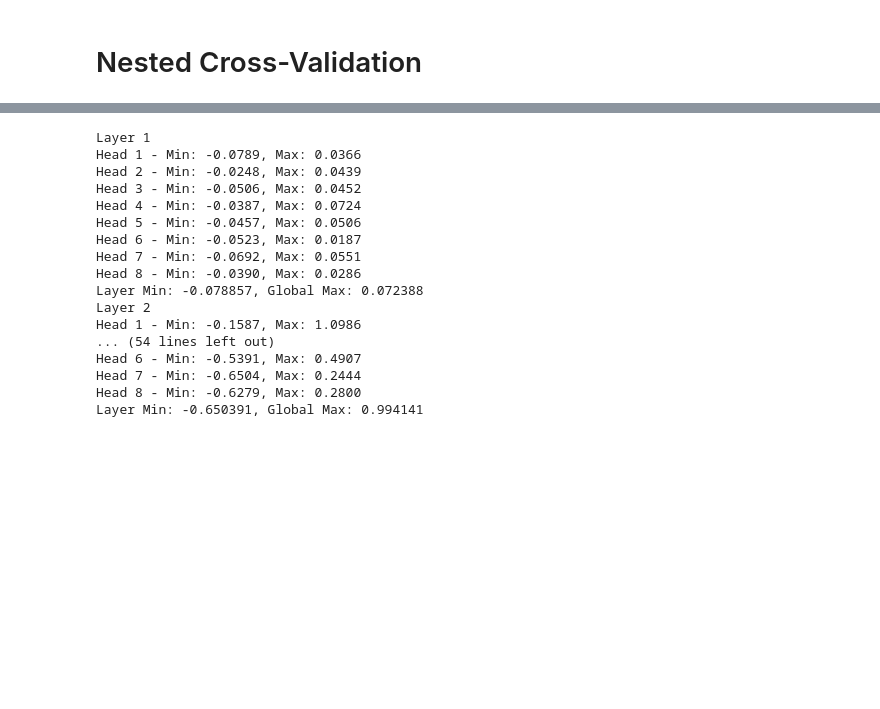
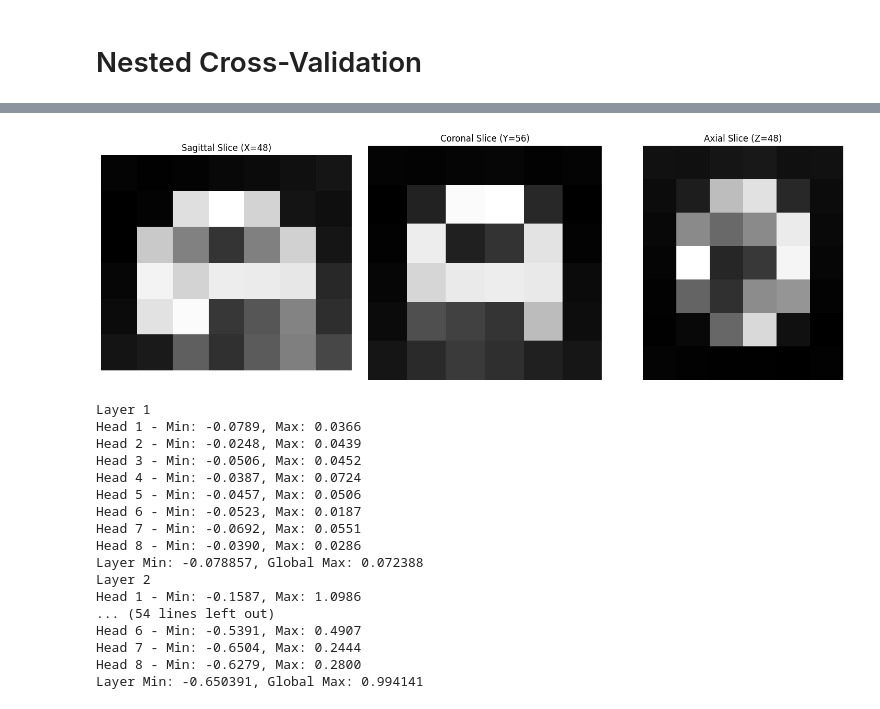
Before and after one commit to diogommiranda/Guiding-ViTs-attention-with-domain-knowledge-for-AD, a Jupyter notebook: code/roi_guidance.ipynb, the cells around one changed output, grey strips where cells are left out. Saved outputs shown, nothing was run; the diff lists cells and outputs as text; code cells hidden in the pictures; blank space fills up the shorter version.

```diff
--- a/code/roi_guidance.ipynb
+++ b/code/roi_guidance.ipynb
@@ -1193,3 +1198,9 @@ Combination finished in 1432.89 seconds.
+# %%
+path = "/home/diogommiranda/tese/outputs/roi_guidance/purevit/smci_pmci_balanced/Raw Energy Loss (USE_AVG=True)/Layer12/alpha=1.0/lambda_0.0 (Fold 4) - 604 vf/train_att_volume.pt"
+this = torch.load(path)
+view_image_data(this)
+# %% [output]
+[figure, added]
 # %%
 # Check min and max raw attention values for each layer and head
 for j in range(1, 8):
```
Also changed, not shown: parts of 8 cells of this notebook, 2 other files.
